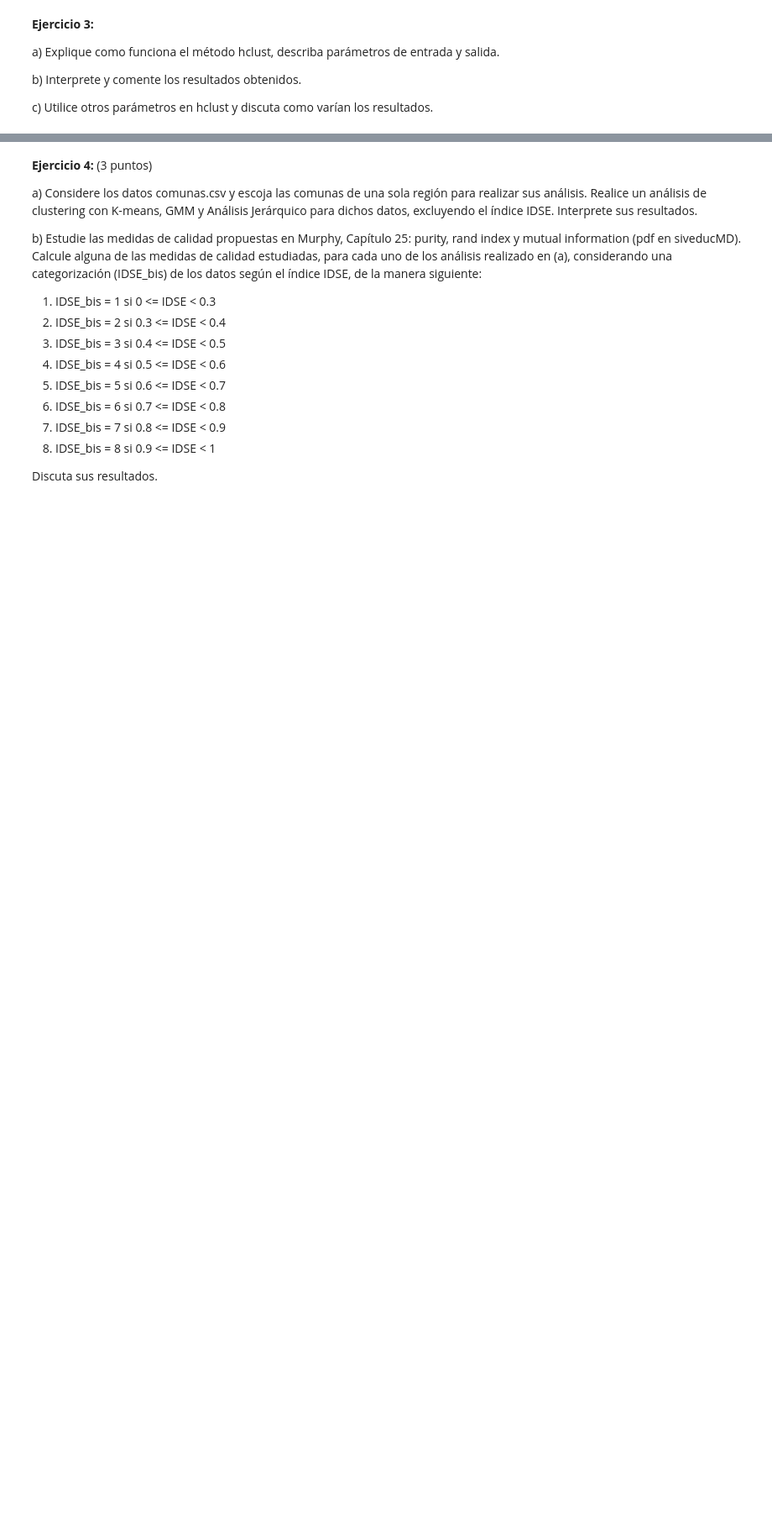
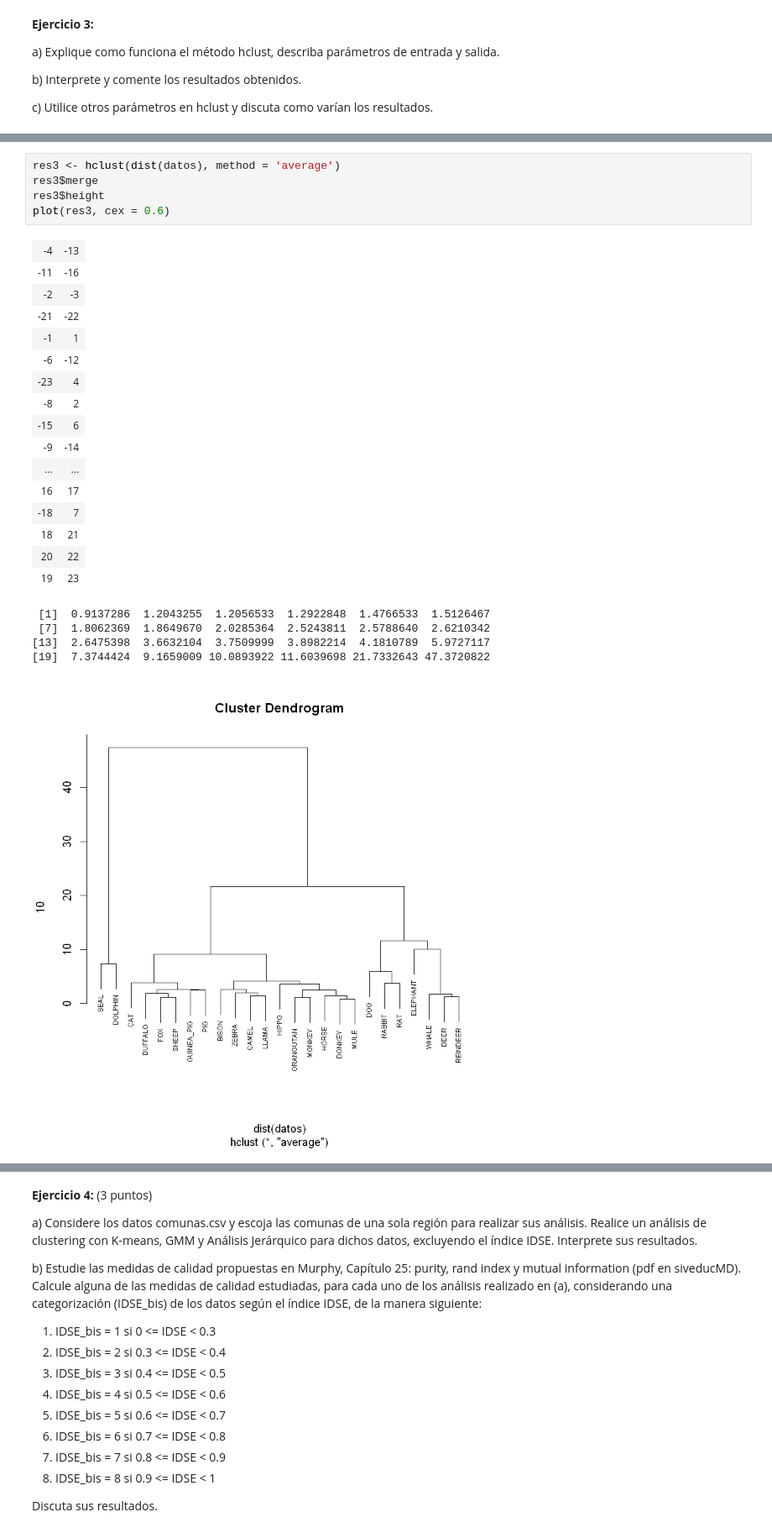
Before and after one commit to ReinaldoBustamante/Analisis-de-datos, a Jupyter notebook: GMM/Clustering_Notebook2.ipynb, the cells around one changed output, grey strips where cells are left out. Shown at 84% size. Drawn from its saved outputs; the diff is of its cells as text; blank space fills up the shorter version.

```diff
--- a/GMM/Clustering_Notebook2.ipynb
+++ b/GMM/Clustering_Notebook2.ipynb
@@ -196,0 +282,27 @@ c) Utilice otros parámetros en hclust y discuta como varían los resultados.
+# %%
+res3 <- hclust(dist(datos), method = 'average')
+res3$merge
+res3$height
+plot(res3, cex = 0.6)
+# %% [output]
+| -4 | -13 |
+| -11 | -16 |
+| -2 | -3 |
+| -21 | -22 |
+| -1 | 1 |
+| -6 | -12 |
+| -23 | 4 |
+| -8 | 2 |
+| -15 | 6 |
+| -9 | -14 |
+| ... | ... |
+| 16 | 17 |
+| -18 | 7 |
+| 18 | 21 |
+| 20 | 22 |
+| 19 | 23 |
+ [1]  0.9137286  1.2043255  1.2056533  1.2922848  1.4766533  1.5126467
+ [7]  1.8062369  1.8649670  2.0285364  2.5243811  2.5788640  2.6210342
+[13]  2.6475398  3.6632104  3.7509999  3.8982214  4.1810789  5.9727117
+[19]  7.3744424  9.1659009 10.0893922 11.6039698 21.7332643 47.3720822
+[figure, added]
```
Also changed, not shown: parts of 42 cells of this notebook.
